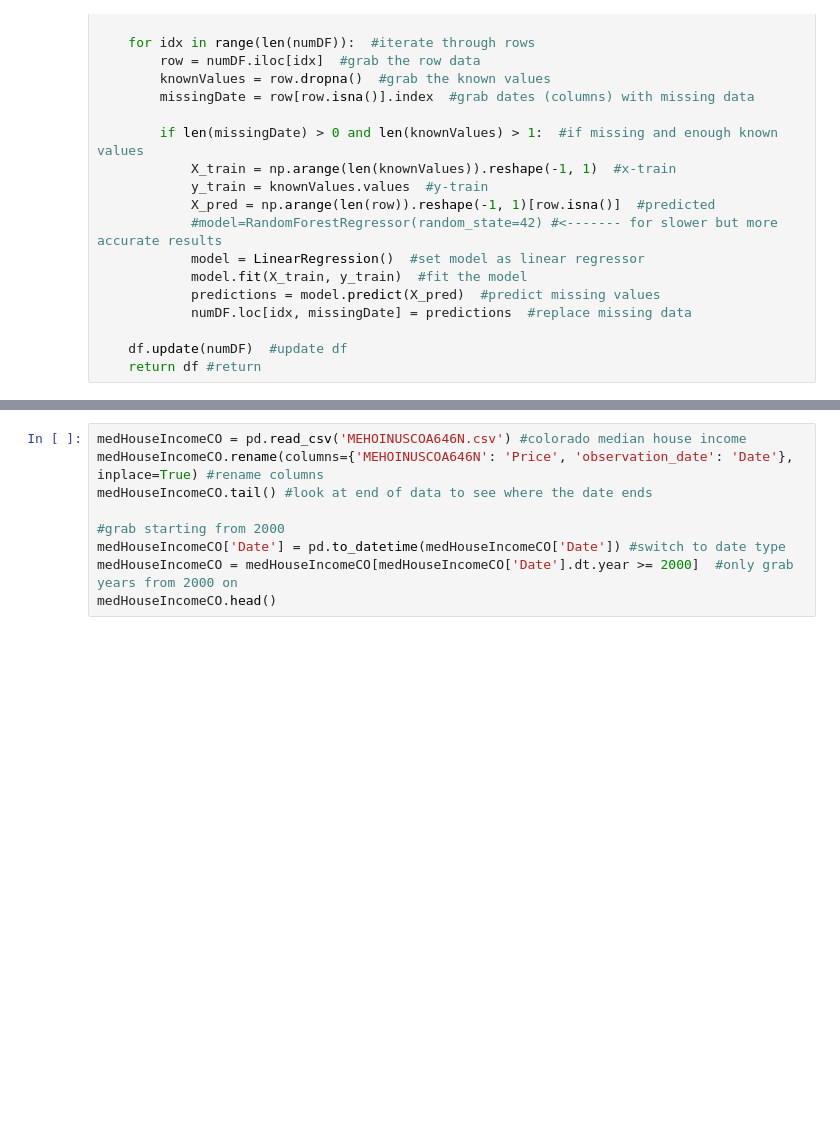
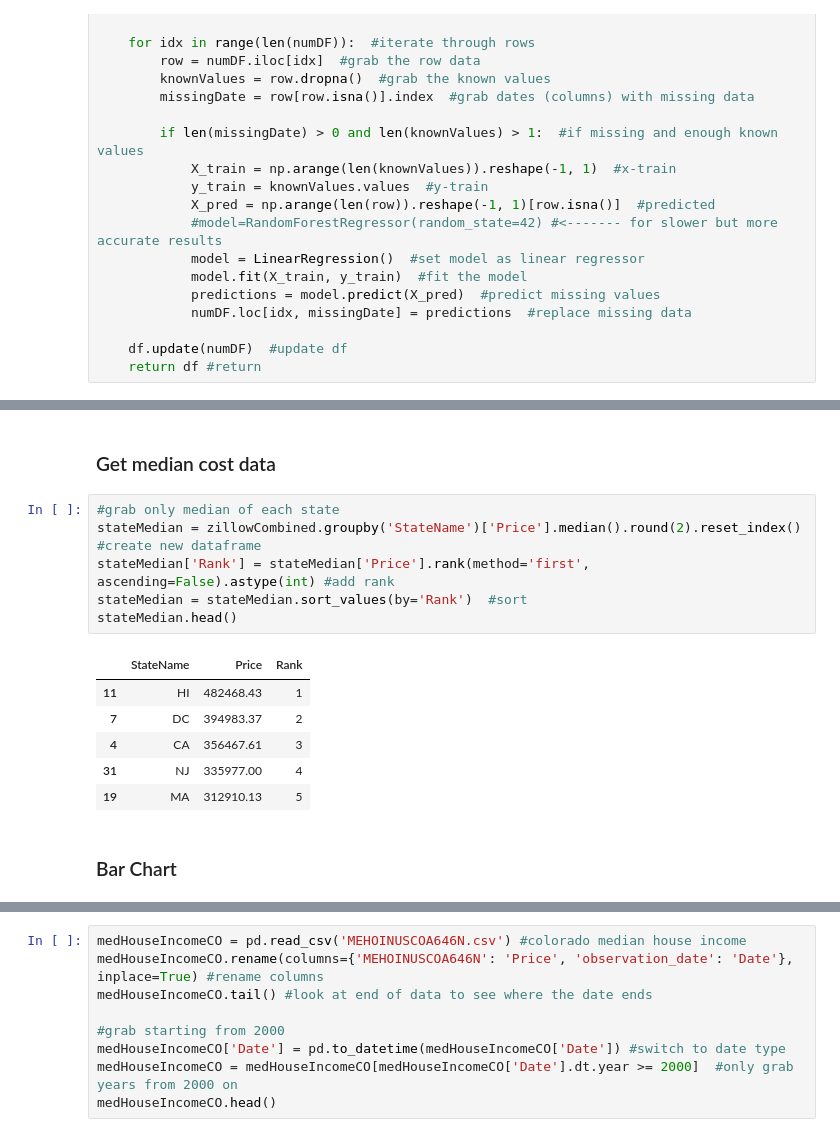
Before and after one commit to joey-beightol/US_Housing_Explanatory, a Jupyter notebook: Joseph_Beightol_Project2.ipynb, the cells around one changed output, grey strips where cells are left out. Saved outputs shown, nothing was run; the diff lists cells and outputs as text; blank space fills up the shorter version.

```diff
--- a/Joseph_Beightol_Project2.ipynb
+++ b/Joseph_Beightol_Project2.ipynb
@@ -143,0 +153,17 @@ zillowCOPredict = zillowPredictCombined[zillowPredictCombined['StateName']=='CO'
+# %% [markdown]
+### Get median cost data
+# %%
+#grab only median of each state
+stateMedian = zillowCombined.groupby('StateName')['Price'].median().round(2).reset_index() #create new dataframe
+stateMedian['Rank'] = stateMedian['Price'].rank(method='first', ascending=False).astype(int) #add rank
+stateMedian = stateMedian.sort_values(by='Rank')  #sort
+stateMedian.head()
+# %% [output]
+|  | StateName | Price | Rank |
+| 11 | HI | 482468.43 | 1 |
+| 7 | DC | 394983.37 | 2 |
+| 4 | CA | 356467.61 | 3 |
+| 31 | NJ | 335977.00 | 4 |
+| 19 | MA | 312910.13 | 5 |
+# %% [markdown]
+### Bar Chart
```
Also changed, not shown: parts of 32 cells of this notebook.
